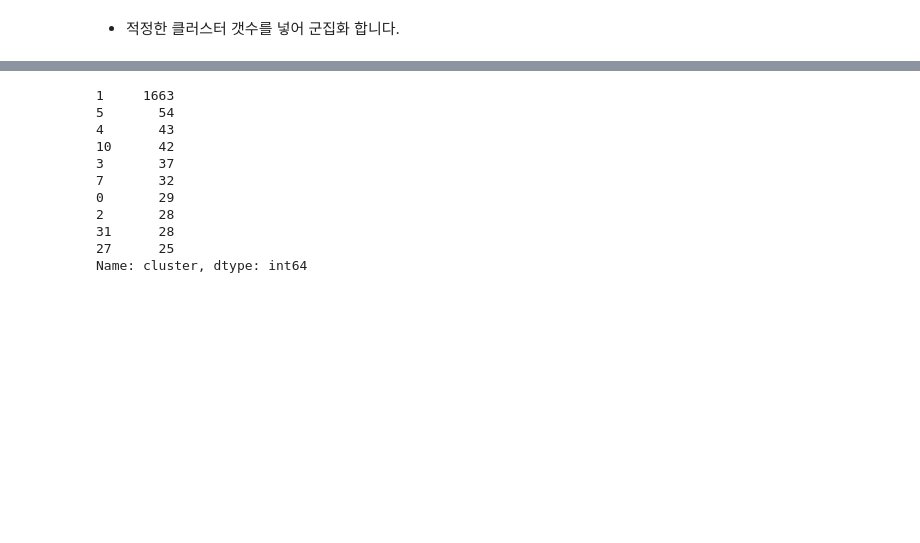
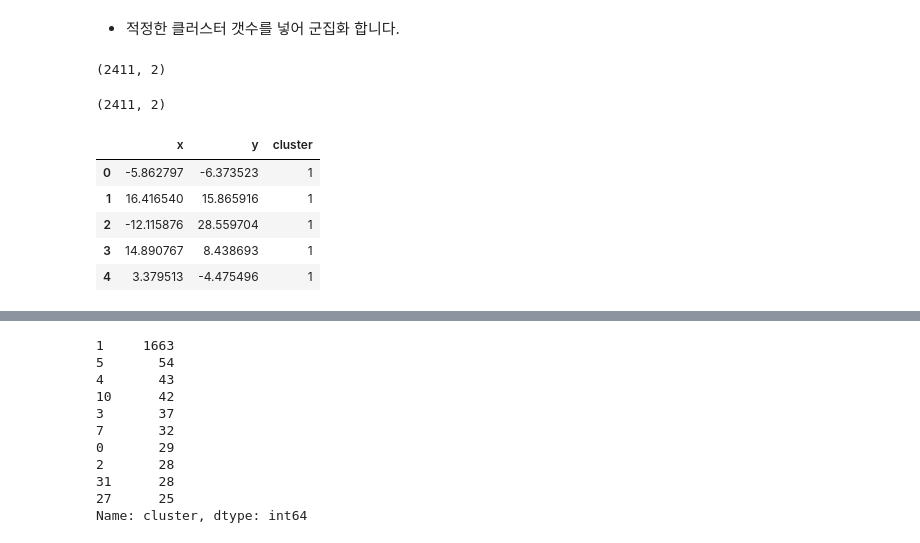
Before and after one commit to corazzon/inflearn-new-year-event-2020, a Jupyter notebook: 02-inflearn-newyear-event-text-analysis.ipynb, the cells around one changed output, grey strips where cells are left out. Drawn from its saved outputs; the diff is of its cells as text; code cells hidden in the pictures; blank space fills up the shorter version.

```diff
--- a/02-inflearn-newyear-event-text-analysis.ipynb
+++ b/02-inflearn-newyear-event-text-analysis.ipynb
@@ -503,0 +508,23 @@ df["cluster"] = prediction
+# %%
+from sklearn.manifold import TSNE
+tsne = TSNE(n_components=2)
+
+X_tsne = tsne.fit_transform(feature_tfidf)
+X_tsne.shape
+# %% [output]
+(2411, 2)
+# %%
+df2d = pd.DataFrame(X_tsne, columns=['x', 'y'])
+df2d.shape
+# %% [output]
+(2411, 2)
+# %%
+df2d["cluster"] = prediction
+df2d.head()
+# %% [output]
+|  | x | y | cluster |
+| 0 | -5.862797 | -6.373523 | 1 |
+| 1 | 16.416540 | 15.865916 | 1 |
+| 2 | -12.115876 | 28.559704 | 1 |
+| 3 | 14.890767 | 8.438693 | 1 |
+| 4 | 3.379513 | -4.475496 | 1 |
```
Also changed, not shown: parts of 4 cells of this notebook.
